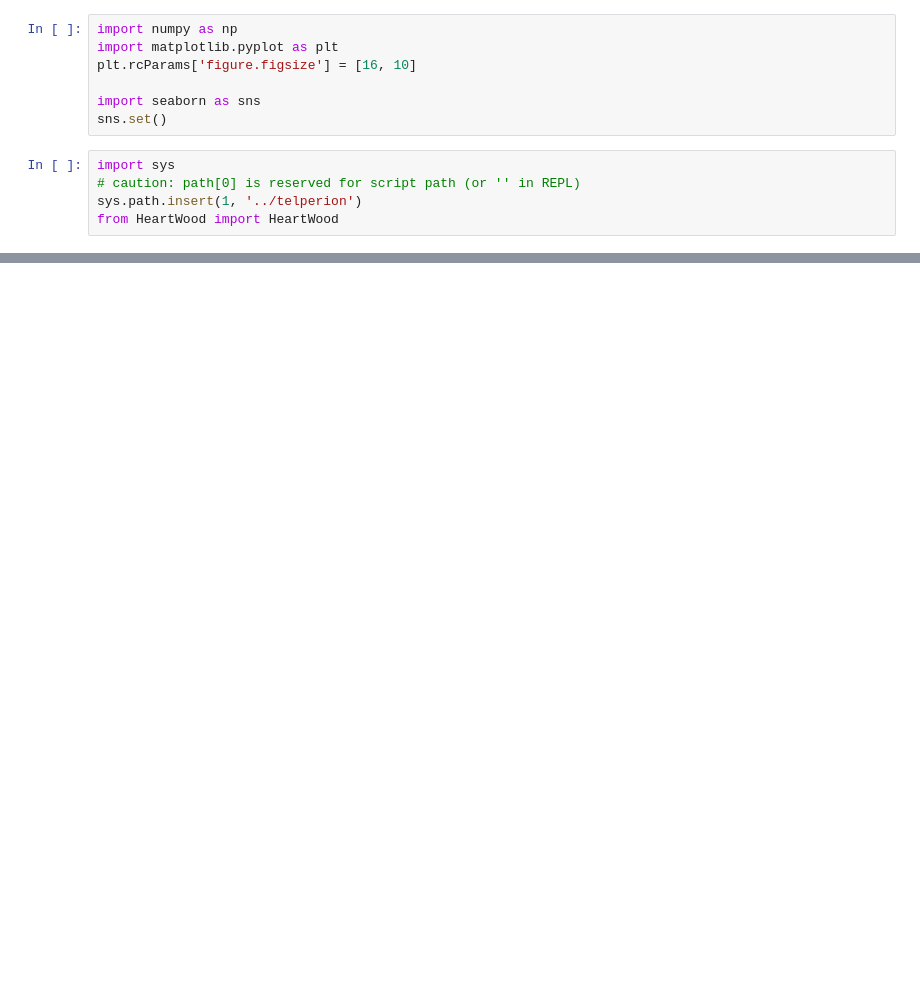
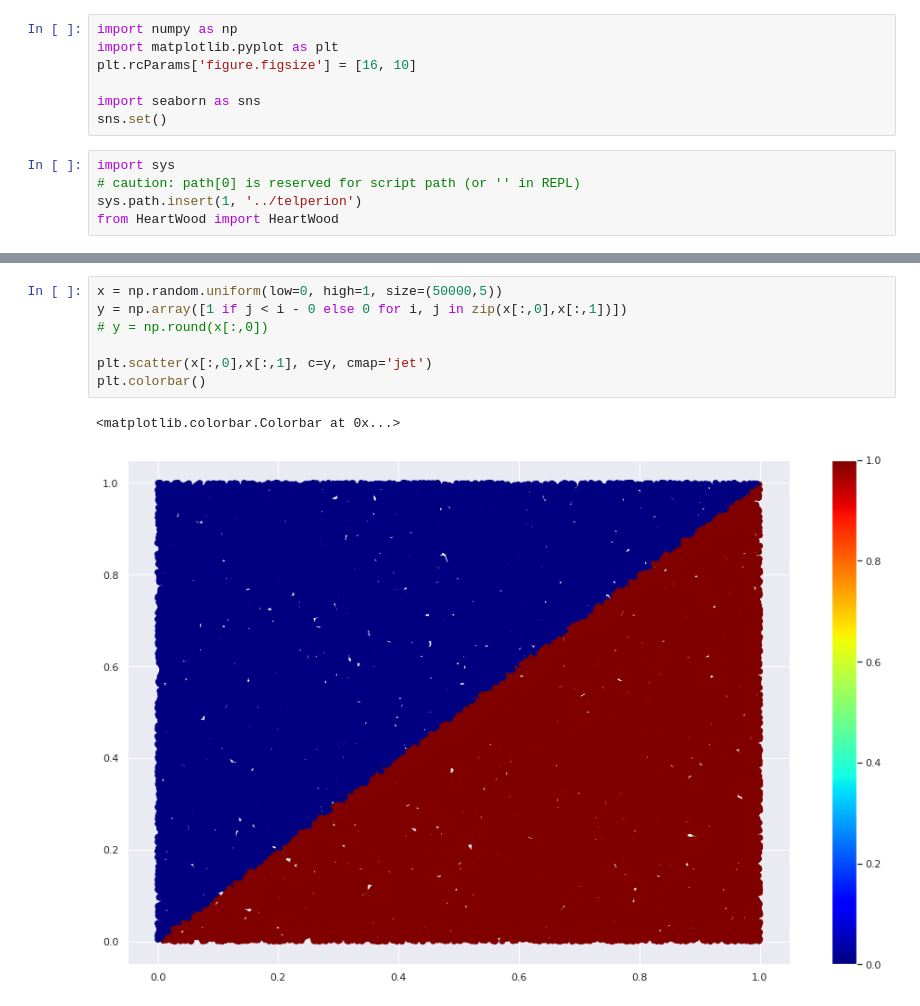
Before and after one commit to JNSFilipe/Telperion, a Jupyter notebook: notebooks/1-Test_HeartWood.ipynb, the cells around one changed output, grey strips where cells are left out. Saved outputs shown, nothing was run; the diff lists cells and outputs as text; blank space fills up the shorter version.

```diff
--- a/notebooks/1-Test_HeartWood.ipynb
+++ b/notebooks/1-Test_HeartWood.ipynb
@@ -58,0 +60,10 @@ print(hw.accuracy(x, y))
+# %%
+x = np.random.uniform(low=0, high=1, size=(50000,5))
+y = np.array([1 if j < i - 0 else 0 for i, j in zip(x[:,0],x[:,1])])
+# y = np.round(x[:,0])
+
+plt.scatter(x[:,0],x[:,1], c=y, cmap='jet')
+plt.colorbar()
+# %% [output]
+<matplotlib.colorbar.Colorbar at 0x...>
+[figure, added]
```
Also changed, not shown: parts of 6 cells of this notebook, 3 other files.
